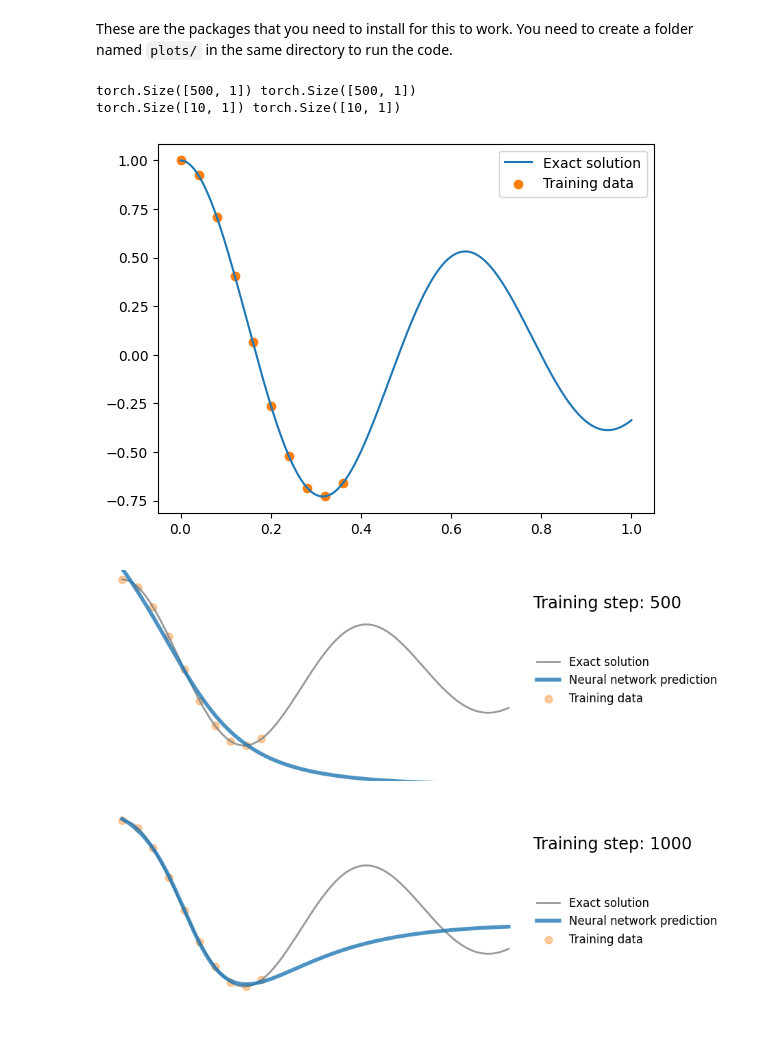
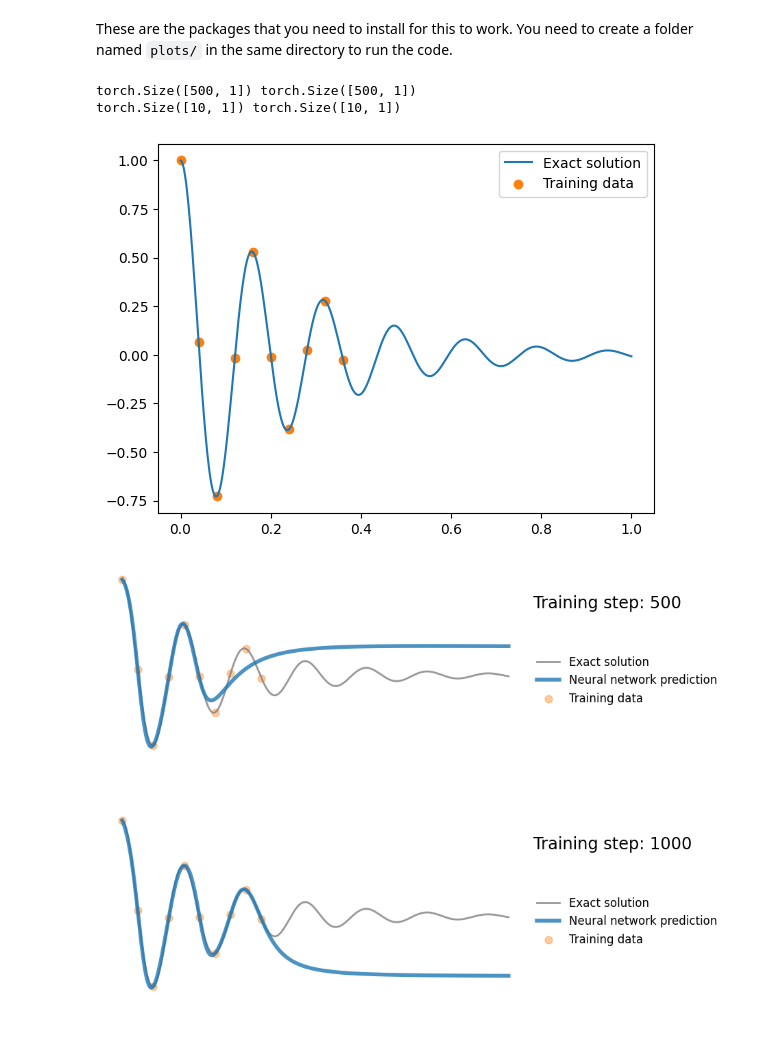
Before and after one commit to Saliencee/pinn_project, a Jupyter notebook: notebooks/moseley.ipynb, the cells around one changed output. Drawn from its saved outputs; the diff is of its cells as text; code cells hidden in the pictures.

```diff
--- a/notebooks/moseley.ipynb
+++ b/notebooks/moseley.ipynb
@@ -50,27 +50,27 @@ class FCN(nn.Module):
         x = self.fce(x)
         return x
 # %%
-d, w0 = 2, 20
+d, w0 = 4, 40
 
 # get the analytical solution over the full domain
 x = torch.linspace(0,1,500).view(-1,1)
 y = oscillator(d, w0, x).view(-1,1)
 print(x.shape, y.shape)
 
 # slice out a small number of points from the LHS of the domain
 x_data = x[0:200:20]
 y_data = y[0:200:20]
 print(x_data.shape, y_data.shape)
 
 plt.figure()
 plt.plot(x, y, label="Exact solution")
 plt.scatter(x_data, y_data, color="tab:orange", label="Training data")
 plt.legend()
 plt.show()
 # %% [output]
 torch.Size([500, 1]) torch.Size([500, 1])
 torch.Size([10, 1]) torch.Size([10, 1])
-[figure, old version]
+[figure, new version]
 # %%
 def plot_result(x,y,x_data,y_data,yh,xp=None):
     "Pretty plot training results"
@@ -118,8 +118,8 @@ for i in range(1000):
 
 save_gif_PIL("nn.gif", files, fps=20, loop=0)
 # %% [output]
-[figure, old version]
+[figure, new version]
-[figure, old version]
+[figure, new version]
 # %%
 x_physics = torch.linspace(0,1,30).view(-1,1).requires_grad_(True)# sample locations over the problem domain
 mu, k = 2*d, w0**2
```
Also changed, not shown: parts of 1 cell of this notebook, 14 other files.
